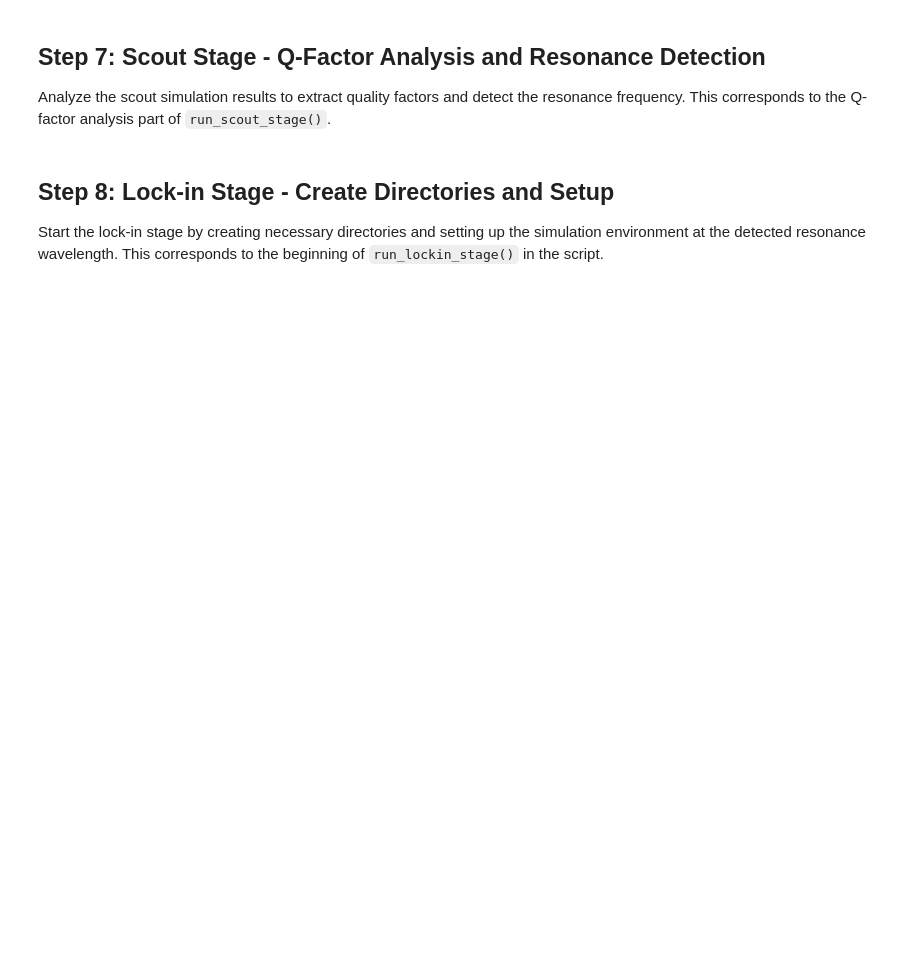
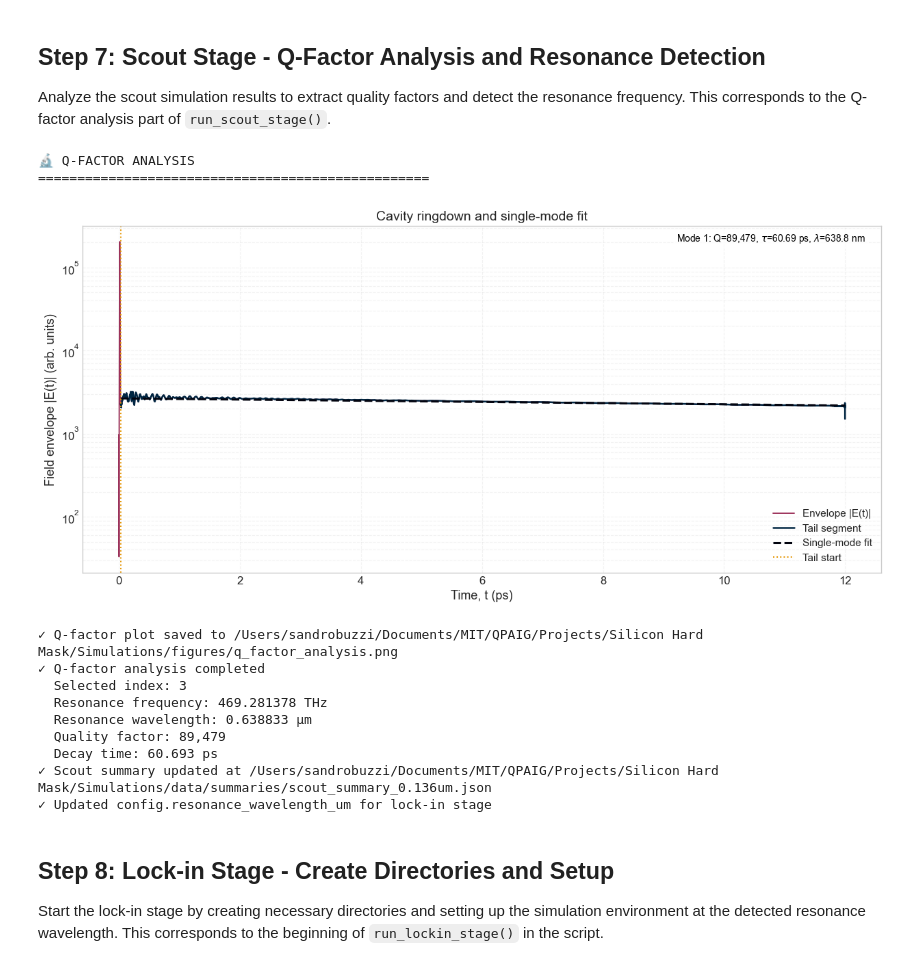
Before and after one commit to QPG-MIT/Photonic-Crystal-Cavity-Simulations, a Jupyter notebook: notebooks/analysis_notebook.ipynb, the cells around one changed output. Cells and saved outputs as stored; diff of their text form; code cells hidden in the pictures; blank space fills up the shorter version.

```diff
--- a/notebooks/analysis_notebook.ipynb
+++ b/notebooks/analysis_notebook.ipynb
@@ -389,60 +445,89 @@ print(f"🎯 Ready for Q-factor analysis")
 
 Analyze the scout simulation results to extract quality factors and detect the resonance frequency. This corresponds to the Q-factor analysis part of `run_scout_stage()`.
 # %%
-# Q-factor analysis and resonance detection
+# Q-factor analysis
 print("🔬 Q-FACTOR ANALYSIS")
 print("=" * 50)
 
 q_results = analyze_q_factor(
-    data_path=str(stage.results_path),
+    data_path=str(config.scout.results_path),
     wavelength_um=config.initial_wavelength_um,
     save_results=False,
 )
 
-# Extract key results
-freq_hz = extract_float(q_results.get("frequencies_hz"))
-q_factor = extract_float(q_results.get("q_factors"))
+# Use selected resonance index returned by analyze_q_factor
+sel_idx = int(q_results.get("selected_index", 0))
+
+import numpy as _np
+
+def _at_index(arr_like, idx):
+    if arr_like is None:
+        return None
+    arr = _np.atleast_1d(_np.asarray(arr_like))
+    if arr.size == 0:
+        return None
+    idx = max(0, min(int(idx), arr.size - 1))
+    try:
+        return float(arr[idx])
+    except Exception:
+        return None
+
+freq_hz = _at_index(q_results.get("frequencies_hz"), sel_idx)
+q_factor = _at_index(q_results.get("q_factors"), sel_idx)
+
 tau_ps = None
 if "decay_times_s" in q_results:
-    tau_ps = extract_float(np.array(q_results["decay_times_s"]) * 1e12)
+    tau_val = _at_index(q_results.get("decay_times_s"), sel_idx)
+    if tau_val is not None:
+        tau_ps = float(tau_val) * 1e12
 
 if freq_hz is None or q_factor is None:
     raise RuntimeError("Q-factor analysis did not return valid frequency/Q values.")
 
 # Calculate resonance wavelength
 resonance_wavelength_um = C0 / freq_hz * 1e6
 
-print(f"✓ Q-factor analysis completed")
+print("✓ Q-factor analysis completed")
+print(f"  Selected index: {sel_idx}")
 print(f"  Resonance frequency: {freq_hz / 1e12:.6f} THz")
 print(f"  Resonance wavelength: {resonance_wavelength_um:.6f} µm")
 print(f"  Quality factor: {q_factor:,.0f}")
 if tau_ps is not None:
     print(f"  Decay time: {tau_ps:.3f} ps")
 
-# Create scout summary
+# Overwrite scout summary using selected mode
 scout_summary = {
-    "stage": stage.name,
-    "simulation_file": str(stage.simulation_path),
-    "results_file": str(stage.results_path),
-    "run_time_ps": stage.run_time_ps,
-    "bandwidth_rel": stage.bandwidth_rel,
+    "stage": config.scout.name,
+    "simulation_file": str(config.scout.simulation_path),
+    "results_file": str(config.scout.results_path),
+    "run_time_ps": config.scout.run_time_ps,
+    "bandwidth_rel": config.scout.bandwidth_rel,
     "resonance_frequency_thz": freq_hz / 1e12,
     "resonance_wavelength_um": resonance_wavelength_um,
     "q_factor": q_factor,
     "decay_time_ps": tau_ps,
     "num_modes": int(q_results.get("num_modes", 1)),
 }
 
-# Save scout summary
-save_json(scout_summary, stage.summary_path)
+save_json(scout_summary, config.scout.summary_path)
+print(f"✓ Scout summary updated at {config.scout.summary_path}")
 
-print(f"✓ Scout summary written to {stage.summary_path}")
-print(f"🎯 Resonance detected at {resonance_wavelength_um:.6f} µm")
-print(f"📊 Quality factor Q = {q_factor:,.0f}")
-
-# Store results for lock-in stage
-scout_output = {"summary": scout_summary, "raw": q_results}
+# Update lock-in wavelength for downstream cells
 config.resonance_wavelength_um = resonance_wavelength_um
+print("✓ Updated config.resonance_wavelength_um for lock-in stage")
+# %% [output]
+🔬 Q-FACTOR ANALYSIS
+==================================================
+[figure, added]
+✓ Q-factor plot saved to /Users/sandrobuzzi/Documents/MIT/QPAIG/Projects/Silicon Hard Mask/Simulations/figures/q_factor_analysis.png
+✓ Q-factor analysis completed
+  Selected index: 3
+  Resonance frequency: 469.281378 THz
+  Resonance wavelength: 0.638833 µm
+  Quality factor: 89,479
+  Decay time: 60.693 ps
+✓ Scout summary updated at /Users/sandrobuzzi/Documents/MIT/QPAIG/Projects/Silicon Hard Mask/Simulations/data/summaries/scout_summary_0.136um.json
+✓ Updated config.resonance_wavelength_um for lock-in stage
 # %% [markdown]
 ## Step 8: Lock-in Stage - Create Directories and Setup
 
```
Also changed, not shown: parts of 16 cells of this notebook, 2 other files.
